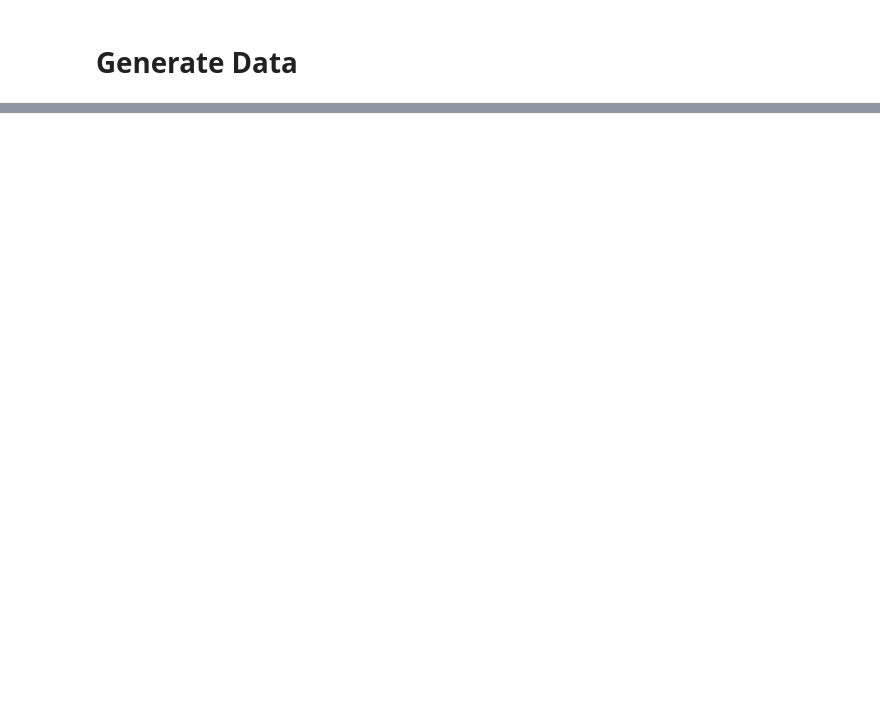
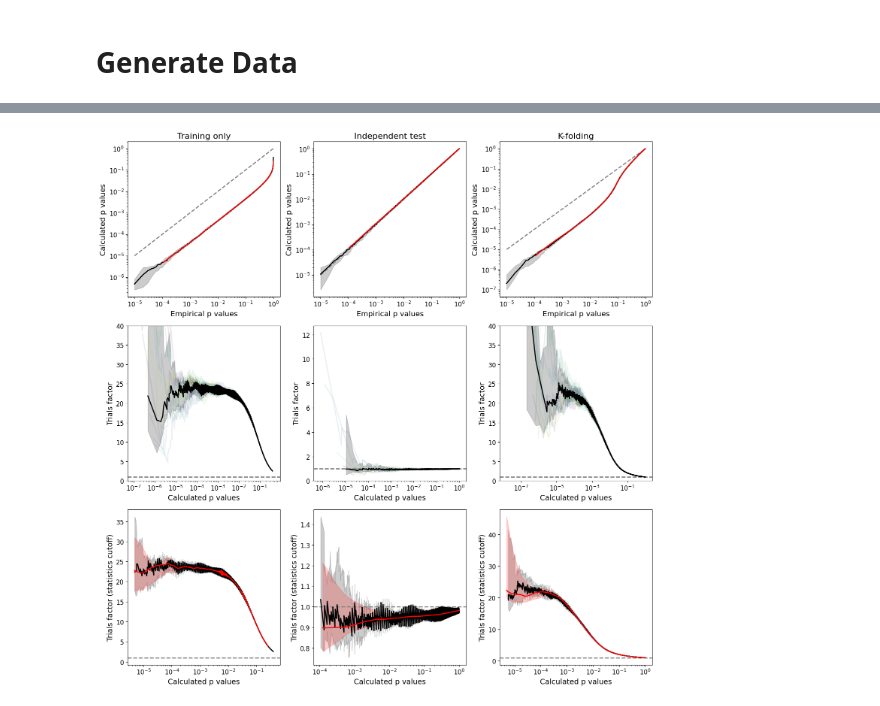
Before and after one commit to mariehein/look_everywhere_in_AD, a Jupyter notebook: cleaned_up/binned_signals.ipynb, the cells around one changed output, grey strips where cells are left out. Saved outputs shown, nothing was run; the diff lists cells and outputs as text; code cells hidden in the pictures; blank space fills up the shorter version.

```diff
--- a/cleaned_up/binned_signals.ipynb
+++ b/cleaned_up/binned_signals.ipynb
@@ -386,0 +353,68 @@ fig.savefig("plots/binned_kfolds.pdf")
+# %%
+fig, ax = plt.subplots(3,3, figsize=(15,15))
+counts = np.arange(1,N_tests+1)/N_tests
+bins_plot=np.linspace(0,1,51)
+from scipy.interpolate import UnivariateSpline
+
+def moving_average(y, window=50):
+    return np.convolve(y, np.ones(window)/window, mode='same')
+
+def plot_pvalues(ax, pvalues, counts, title, color="black", mean=False):
+
+    pvalues = np.sort([np.sort(pvalues[i]) for i in range(10)])
+
+    spline_list = []
+    x_fine = np.linspace(np.log10(np.min(counts[10:])), np.log(np.max(counts)), 1000)
+    y_smooth = np.zeros((10, len(x_fine)))
+    for i in range(10):
+        spline_list.append(UnivariateSpline(np.log10(counts[5:]), np.log10(pvalues[i,5:]), s=5))
+        y_smooth[i] = spline_list[-1](x_fine)
+
+    ax[0].plot(counts, np.median(pvalues, axis=0), color=color)
+    ax[0].fill_between(counts, np.percentile(pvalues,16, axis=0),np.percentile(pvalues,84, axis=0), color=color, alpha=0.2)
+    ax[0].set_title(title)
+    ax[0].plot(10**x_fine, np.median(10**y_smooth, axis=0), color="red")
+    #ax[0].plot(np.median(10**y_smooth, axis=0), 10**x_fine, color="red")
+
+    for i in range(10):
+        ax[1].plot(pvalues[i], counts/pvalues[i], color=colormap_normal(i/10), alpha=0.1)
+    ax[1].plot(np.median(pvalues, axis=0), np.median(counts/pvalues, axis=0), color=color)
+    ax[1].fill_between(np.median(pvalues, axis=0), np.percentile(counts/pvalues,16, axis=0),np.percentile(counts/pvalues,84, axis=0), color=color, alpha=0.2)
+    ymin, ymax = ax[1].get_ylim()
+    ax[1].set_ylim(0, min(ymax,40))
+
+    pvalues = pvalues[:,10:]
+    counts = counts[10:]
+    ax[2].plot(np.median(pvalues, axis=0), np.median(counts/pvalues, axis=0), color=color)
+    ax[2].fill_between(np.median(pvalues, axis=0), np.percentile(counts/pvalues,16, axis=0),np.percentile(counts/pvalues,84, axis=0), color=color, alpha=0.2)
+
+    ax[2].plot(10**np.median(y_smooth, axis=0), 10**(x_fine-np.median(y_smooth, axis=0)), color="red")
+    ax[2].fill_between(np.median(10**(y_smooth), axis=0), 10**(x_fine-np.percentile(y_smooth, 16, axis=0)), 10**(x_fine-np.percentile(y_smooth, 84, axis=0)), color="red", alpha=0.2)
+    return spline_list
+
+for i in range(3):
+    ax[0,i].set_xlabel("Empirical p values")
+    ax[0,i].set_ylabel("Calculated p values")
+    ax[0,i].set_xscale("log")
+    ax[0,i].set_yscale("log")
+    ax[0,i].plot(counts, counts, color="grey", linestyle="dashed")
+
+    ax[1,i].set_xlabel("Calculated p values")
+    ax[1,i].set_ylabel("Trials factor")
+    ax[1,i].set_xscale("log")
+    ax[1,i].axhline(1, color="grey", linestyle="dashed")
+
+    ax[2,i].set_xlabel("Calculated p values")
+    ax[2,i].set_ylabel("Trials factor (statistics cutoff)")
+    ax[2,i].set_xscale("log")
+    ax[2,i].axhline(1, color="grey", linestyle="dashed")
+
+counts = np.arange(1,N_tests+1)/N_tests
+splines_train = plot_pvalues(ax[:,0], p_train, counts, "Training only")
+splines_test = plot_pvalues(ax[:,1], p_test_half, counts, "Independent test")
+splines_kfold = plot_pvalues(ax[:,2], p_kfold, counts, "K-folding")
+
+fig.tight_layout()
+fig.savefig("plots/binned_pvalues.pdf")
+# %% [output]
+[figure, added]
```
Also changed, not shown: parts of 29 cells of this notebook, 43 other files.
